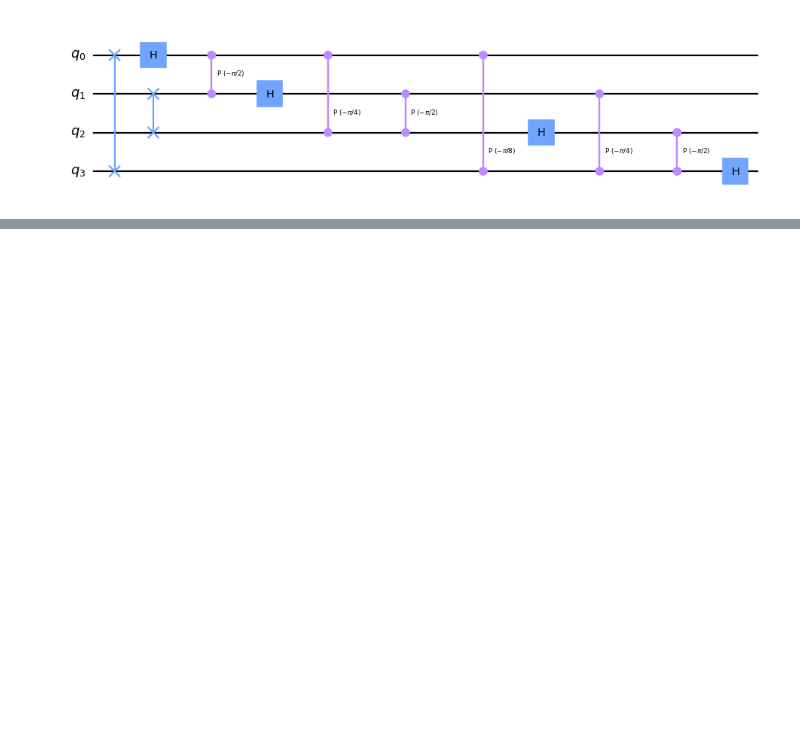
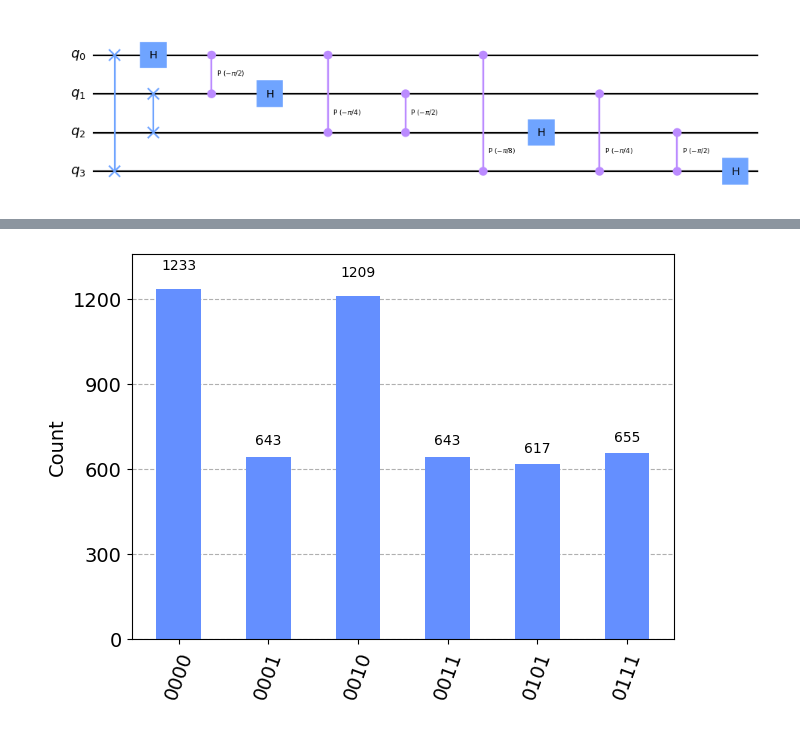
Before and after one commit to Siytta/bachelorarbeit, a Jupyter notebook: Shor_correct_order/shor_experimental.ipynb, the cells around one changed output, grey strips where cells are left out. Cells and saved outputs as stored; diff of their text form; code cells hidden in the pictures; blank space fills up the shorter version.

```diff
--- a/Shor_correct_order/shor_experimental.ipynb
+++ b/Shor_correct_order/shor_experimental.ipynb
@@ -1103,0 +1132,7 @@ qc.draw(output='mpl',fold  = 270,scale=0.8)
+# %%
+backend = "aer_simulator"
+simulator = qiskit.Aer.get_backend(backend)
+sim_result = qiskit.execute(qc, backend=simulator, shots=5000).result()
+plot_histogram(sim_result.get_counts(qc))
+# %% [output]
+[figure, added]
```
Also changed, not shown: parts of 4 cells of this notebook, 5 other files.
